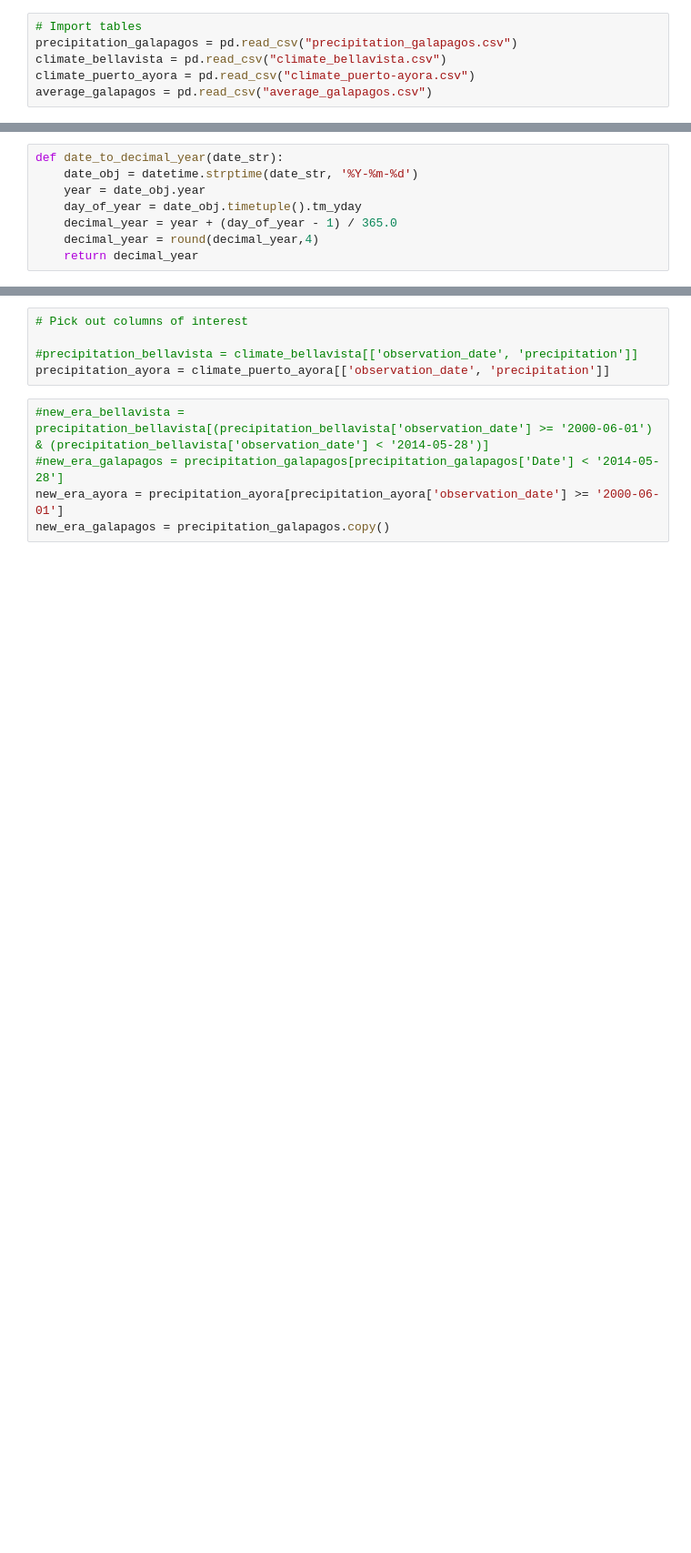
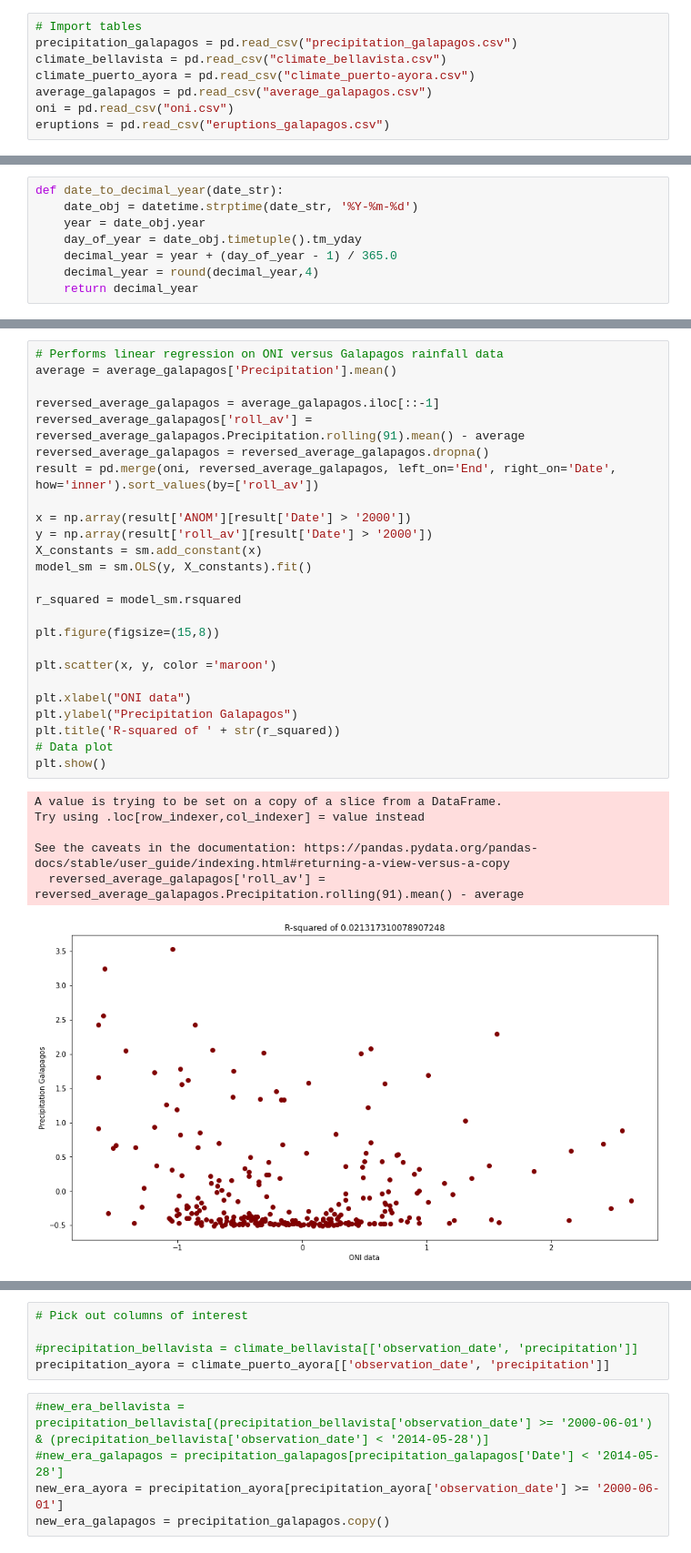
Before and after one commit to jonathan-quartin/um_volcano_project, a Jupyter notebook: precip_regression.ipynb, the cells around one changed output, grey strips where cells are left out. Shown: that part at 91% size. Cells and saved outputs as stored; diff of their text form; blank space fills up the shorter version.

```diff
--- a/precip_regression.ipynb
+++ b/precip_regression.ipynb
@@ -15,3 +15,5 @@ precipitation_galapagos = pd.read_csv("precipitation_galapagos.csv")
 climate_bellavista = pd.read_csv("climate_bellavista.csv")
 climate_puerto_ayora = pd.read_csv("climate_puerto-ayora.csv")
 average_galapagos = pd.read_csv("average_galapagos.csv")
+oni = pd.read_csv("oni.csv")
+eruptions = pd.read_csv("eruptions_galapagos.csv")
@@ -29,0 +91,32 @@ def date_to_decimal_year(date_str):
+# %%
+# Performs linear regression on ONI versus Galapagos rainfall data
+average = average_galapagos['Precipitation'].mean()
+
+reversed_average_galapagos = average_galapagos.iloc[::-1]
+reversed_average_galapagos['roll_av'] = reversed_average_galapagos.Precipitation.rolling(91).mean() - average
+reversed_average_galapagos = reversed_average_galapagos.dropna()
+result = pd.merge(oni, reversed_average_galapagos, left_on='End', right_on='Date', how='inner').sort_values(by=['roll_av'])
+
+x = np.array(result['ANOM'][result['Date'] > '2000'])
+y = np.array(result['roll_av'][result['Date'] > '2000'])
+X_constants = sm.add_constant(x)
+model_sm = sm.OLS(y, X_constants).fit()
+
+r_squared = model_sm.rsquared
+
+plt.figure(figsize=(15,8))
+
+plt.scatter(x, y, color ='maroon')
+
+plt.xlabel("ONI data")
+plt.ylabel("Precipitation Galapagos")
+plt.title('R-squared of ' + str(r_squared))
+# Data plot
+plt.show()
+# %% [output]
+A value is trying to be set on a copy of a slice from a DataFrame.
+Try using .loc[row_indexer,col_indexer] = value instead
+
+See the caveats in the documentation: https://pandas.pydata.org/pandas-docs/stable/user_guide/indexing.html#returning-a-view-versus-a-copy
+  reversed_average_galapagos['roll_av'] = reversed_average_galapagos.Precipitation.rolling(91).mean() - average
+[figure, added]
```
Also changed, not shown: parts of 15 cells of this notebook, 22 other files.
